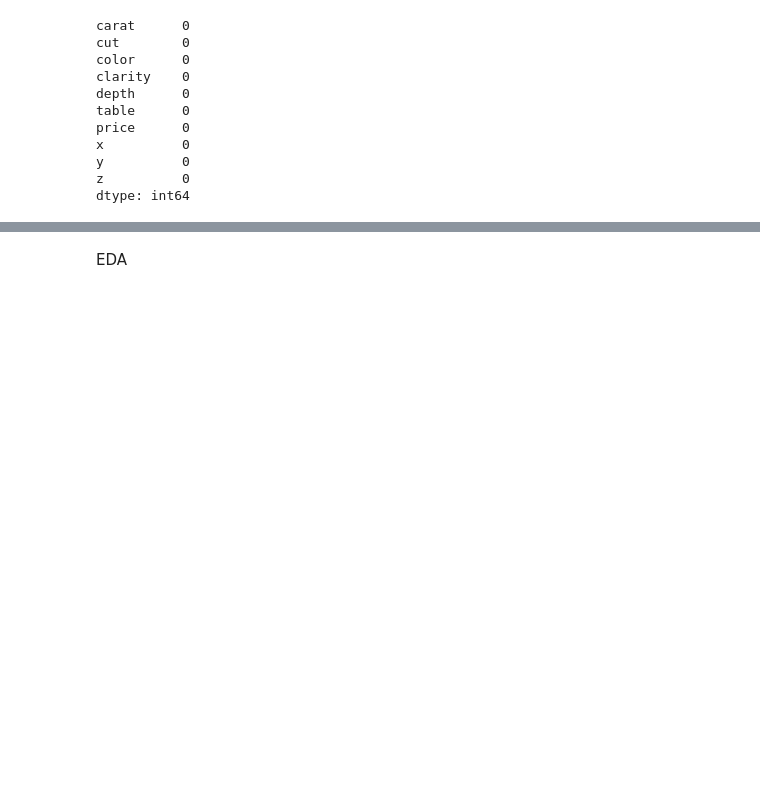
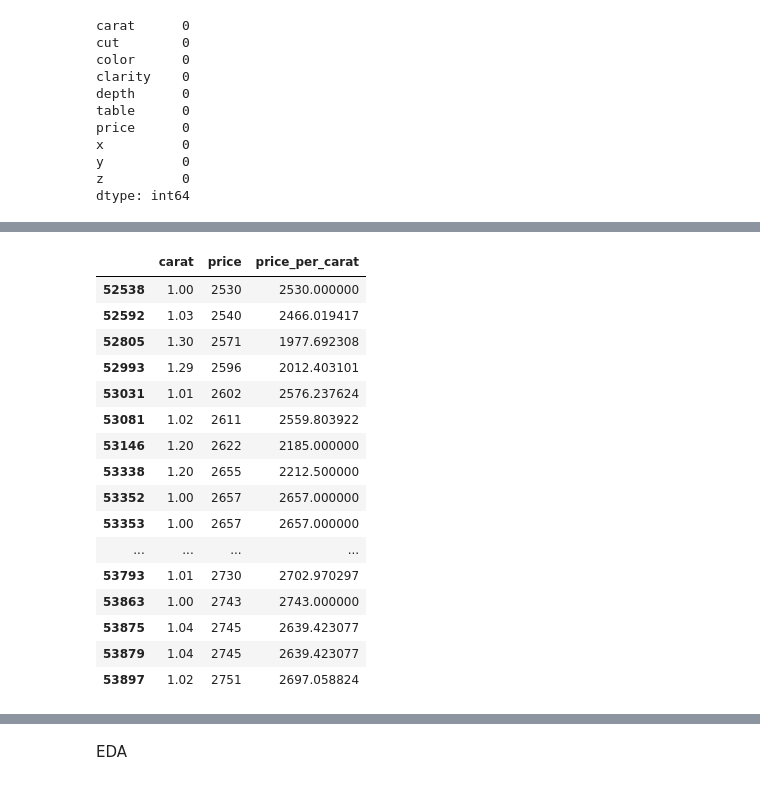
Before and after one commit to YanaOrf/Diamonds_analysis, a Jupyter notebook: Dimonds.ipynb, the cells around one changed output, grey strips where cells are left out. Cells and saved outputs as stored; diff of their text form; code cells hidden in the pictures; blank space fills up the shorter version.

```diff
--- a/Dimonds.ipynb
+++ b/Dimonds.ipynb
@@ -56,3 +77,23 @@ dimonds["price_per_carat"]=dimonds["price"]/dimonds["carat"]
+# %%
+dimonds.loc[(dimonds["carat_label"]=="M"),["carat","price","price_per_carat"]].tail(25)
+# %% [output]
+|  | carat | price | price_per_carat |
+| 52538 | 1.00 | 2530 | 2530.000000 |
+| 52592 | 1.03 | 2540 | 2466.019417 |
+| 52805 | 1.30 | 2571 | 1977.692308 |
+| 52993 | 1.29 | 2596 | 2012.403101 |
+| 53031 | 1.01 | 2602 | 2576.237624 |
+| 53081 | 1.02 | 2611 | 2559.803922 |
+| 53146 | 1.20 | 2622 | 2185.000000 |
+| 53338 | 1.20 | 2655 | 2212.500000 |
+| 53352 | 1.00 | 2657 | 2657.000000 |
+| 53353 | 1.00 | 2657 | 2657.000000 |
+| ... | ... | ... | ... |
+| 53793 | 1.01 | 2730 | 2702.970297 |
+| 53863 | 1.00 | 2743 | 2743.000000 |
+| 53875 | 1.04 | 2745 | 2639.423077 |
+| 53879 | 1.04 | 2745 | 2639.423077 |
+| 53897 | 1.02 | 2751 | 2697.058824 |
 # %%
 dimonds.describe()
 # %% [output]
```
Also changed, not shown: parts of 11 cells of this notebook.
